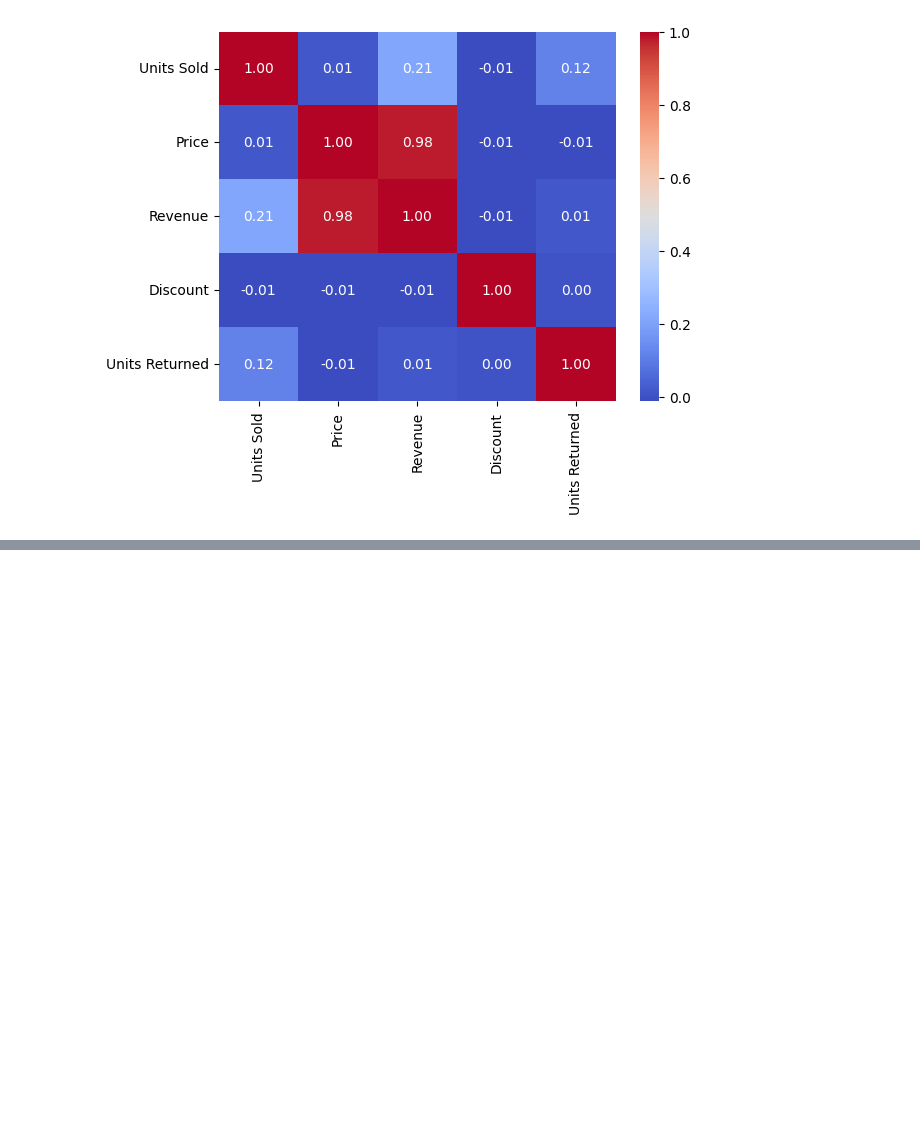
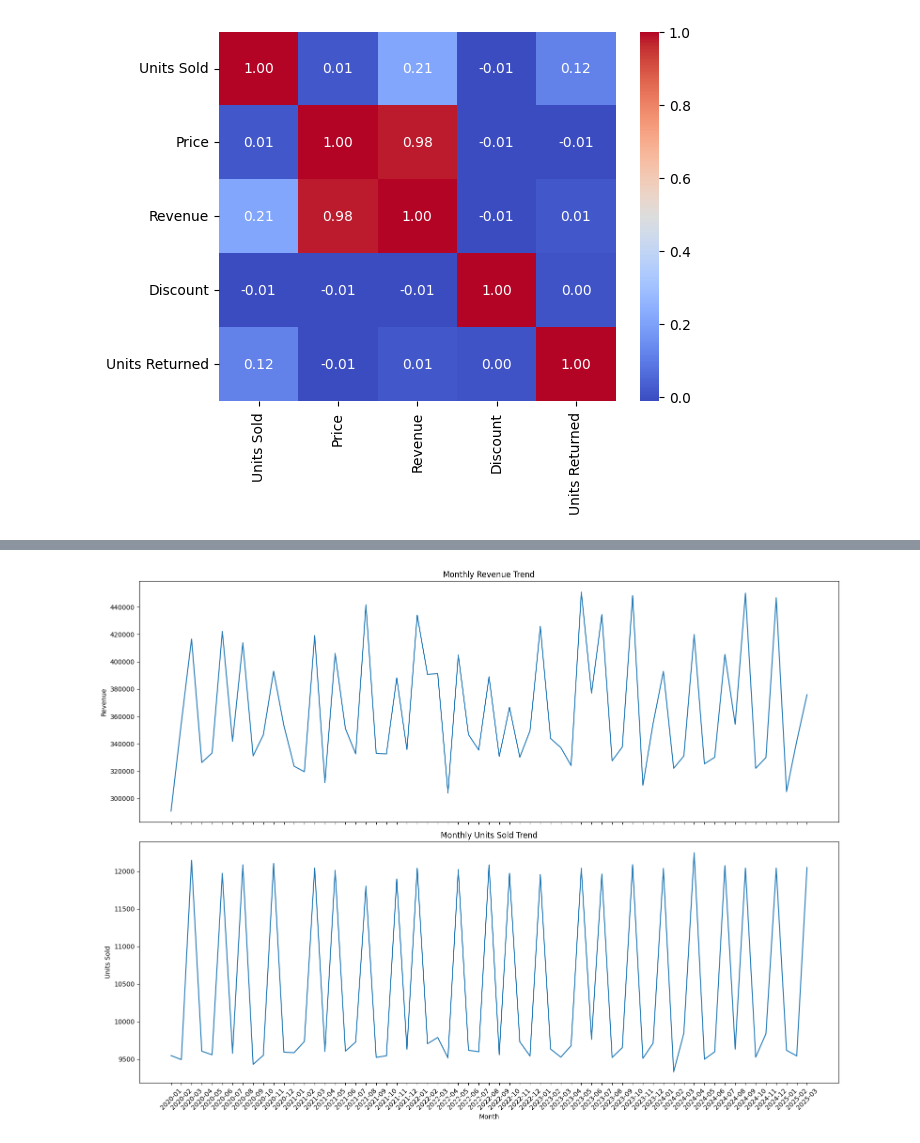
Before and after one commit to Mohamed-Shaheedullah/supplement-sales-EDA, a Jupyter notebook: supplement-sales-analysis.ipynb, the cells around one changed output, grey strips where cells are left out. Saved outputs shown, nothing was run; the diff lists cells and outputs as text; code cells hidden in the pictures; blank space fills up the shorter version.

```diff
--- a/supplement-sales-analysis.ipynb
+++ b/supplement-sales-analysis.ipynb
@@ -189,3 +189,7 @@ df.reset_index(inplace=True)
 # %%
 fig = px.line(df, x='Date', y='Revenue', color='Category', title='Revenue Over Time by Category')
 fig.show()
+# %%
+df['Month'] = df['Date'].dt.to_period('M')
+monthly = df.groupby('Month').agg({'Revenue': 'sum', 'Units Sold': 'sum', 'Units Returned': 'sum'}).reset_index()
+monthly
@@ -191,0 +210,2 @@ fig.show()
+# %%
+monthly['Month'] = monthly['Month'].astype(str)
@@ -191,0 +228,14 @@ fig.show()
+# %%
+fig, axes = plt.subplots(2, 1, sharex=True, figsize=(16, 12))
+
+sns.lineplot(data=monthly, x='Month', y='Revenue', ax = axes[0])
+axes[0].set_title('Monthly Revenue Trend')
+axes[0].tick_params(axis='x', rotation=45)
+
+sns.lineplot(data=monthly, x='Month', y='Units Sold', ax=axes[1])
+axes[1].set_title('Monthly Units Sold Trend')
+axes[1].tick_params(axis='x', rotation=45)
+plt.tight_layout()
+plt.show()
+# %% [output]
+[figure, added]
```
Also changed, not shown: parts of 7 cells of this notebook.
